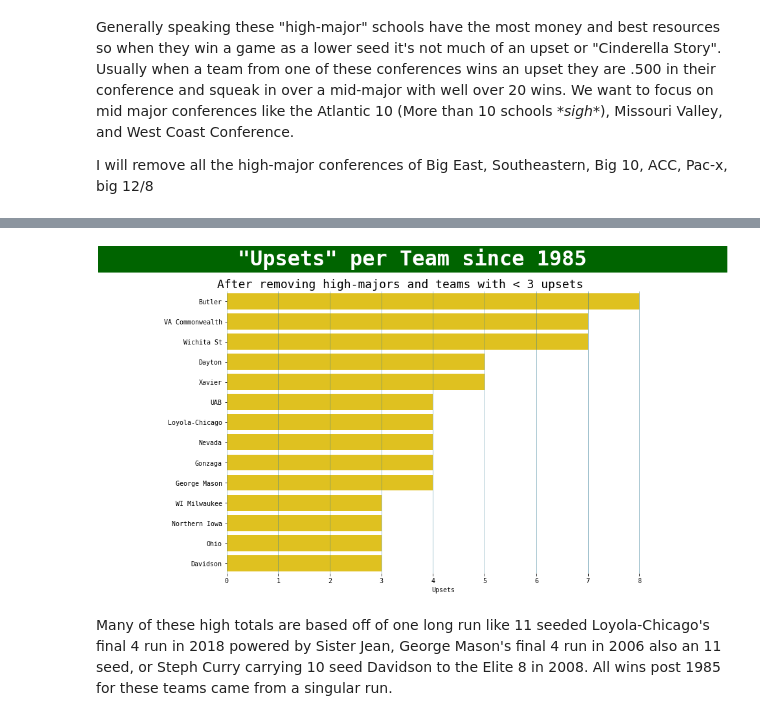
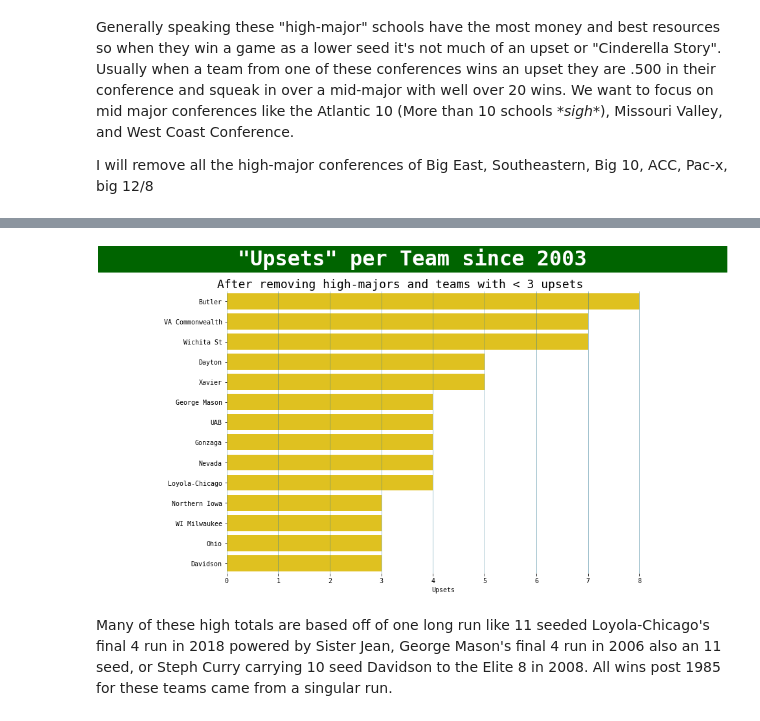
Before and after one commit to Regan831/basketball_predictions, a Jupyter notebook: data_load.ipynb, the cells around one changed output, grey strips where cells are left out. Saved outputs shown, nothing was run; the diff lists cells and outputs as text; code cells hidden in the pictures.

```diff
--- a/data_load.ipynb
+++ b/data_load.ipynb
@@ -259,7 +258,6 @@ df_avgs[df_avgs['Season'] == 2014]
 | 4073 | 2014 | 1464 | Youngstown St | Horizon League | 12 | 17.0 | 0.413793 | 1.166069 | 1.099640 | 1.127128 | ... |
 351 rows × 58 columns
 # %%
-df_avgs.reset_index(inplace = True)
 df_avgs = df_avgs.rename(columns={'WTeamID': 'TeamID', 'WTeamName': 'TeamName', 'WConfName': 'ConfName'})
 df_avgs.head()
 # %% [output]
@@ -519,15 +517,15 @@ plt.xlabel('Upsets'), plt.ylabel('');
 # %%
 fig, ax = plt.subplots(figsize=(12, 8))
 sns.countplot(y=upsets.WTeamName, order=upsets.WTeamName.value_counts().index[upsets.WTeamName.value_counts() > 2], color='#FFD700')
 plt.box(False)
 
-fig.text(x=-.1, y=0.95, s='           "Upsets" per Team since 1985           ', fontsize=32, weight='bold', color='white', backgroundcolor='darkgreen')
+fig.text(x=-.1, y=0.95, s='           "Upsets" per Team since 2003           ', fontsize=32, weight='bold', color='white', backgroundcolor='darkgreen')
 
 plt.title(x=.4,label="After removing high-majors and teams with < 3 upsets", fontsize='18')
 ax.xaxis.grid(which='both', linewidth=0.5, color='#3c7f99')
 plt.xlabel('Upsets'), plt.ylabel('');
 # %% [output]
-[figure, old version]
+[figure, new version]
 # %% [markdown]
 Many of these high totals are based off of one long run like 11 seeded Loyola-Chicago's final 4 run in 2018 powered by Sister Jean, George Mason's final 4 run in 2006 also an 11 seed, or Steph Curry carrying 10 seed Davidson to the Elite 8 in 2008. All wins post 1985 for these teams came from a singular run.
 # %%
```
Also changed, not shown: parts of 28 cells of this notebook, 1 other file.
